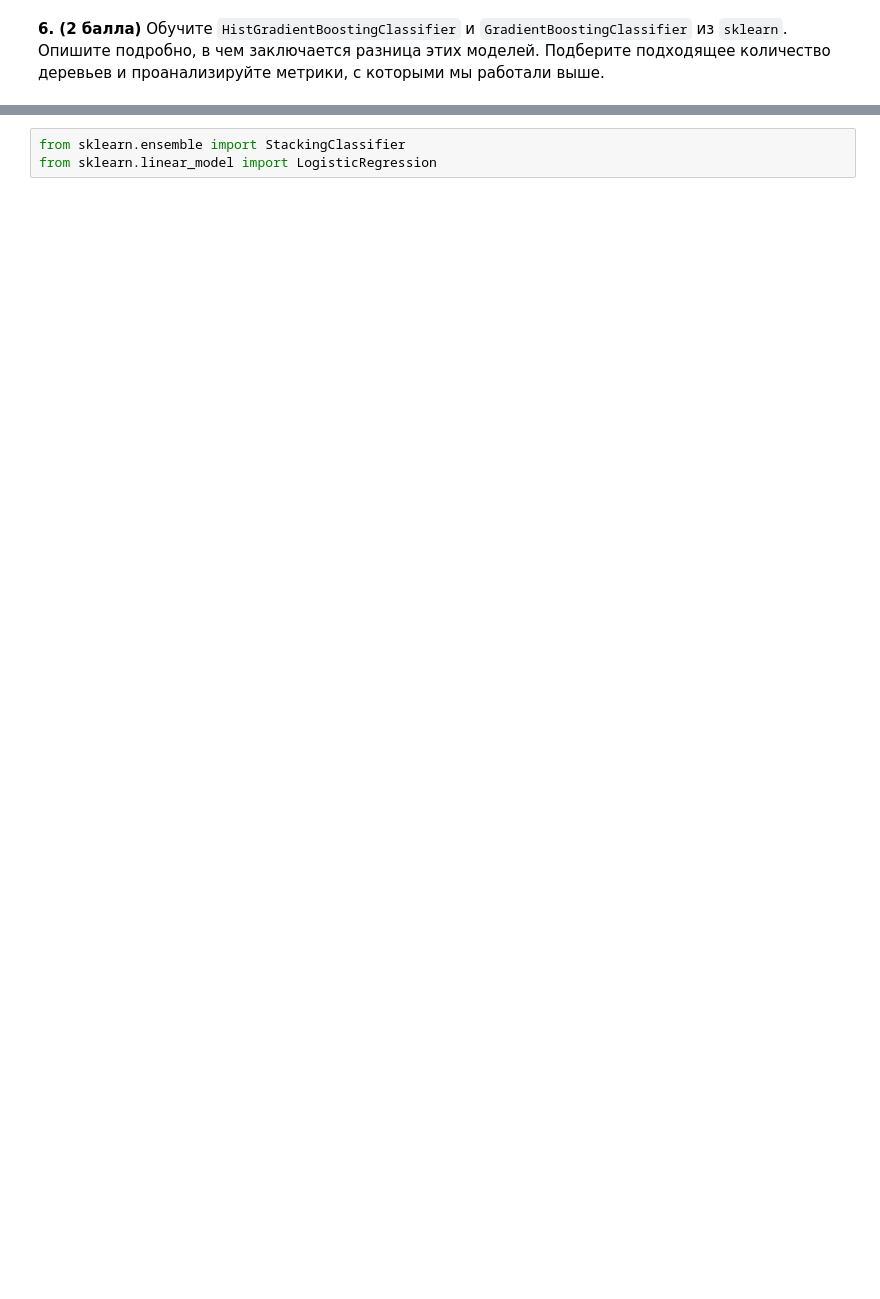
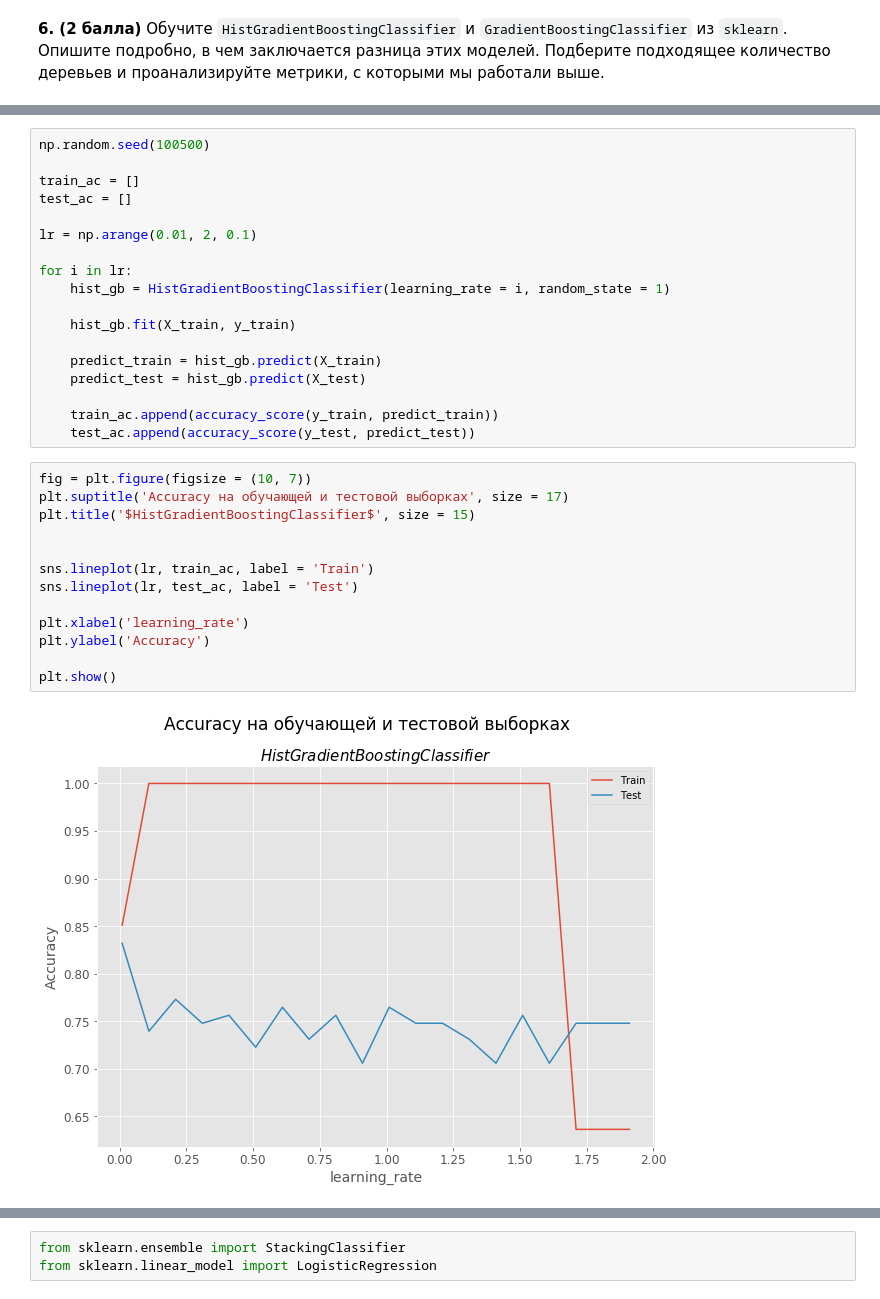
Before and after one commit to MaslikovEgor/hse-minor, a Jupyter notebook: 2nd semester/HW-4/HW-4.ipynb, the cells around one changed output, grey strips where cells are left out. Cells and saved outputs as stored; diff of their text form; blank space fills up the shorter version.

```diff
--- a/2nd semester/HW-4/HW-4.ipynb
+++ b/2nd semester/HW-4/HW-4.ipynb
@@ -485,0 +573,33 @@ g = g.map(plt.plot, "n_estimators", "AUC-ROC")
+# %%
+np.random.seed(100500)
+
+train_ac = []
+test_ac = []
+
+lr = np.arange(0.01, 2, 0.1)
+
+for i in lr:
+    hist_gb = HistGradientBoostingClassifier(learning_rate = i, random_state = 1)
+
+    hist_gb.fit(X_train, y_train)
+
+    predict_train = hist_gb.predict(X_train)
+    predict_test = hist_gb.predict(X_test)
+
+    train_ac.append(accuracy_score(y_train, predict_train))
+    test_ac.append(accuracy_score(y_test, predict_test))
+# %%
+fig = plt.figure(figsize = (10, 7))
+plt.suptitle('Accuracy на обучающей и тестовой выборках', size = 17)
+plt.title('$HistGradientBoostingClassifier$', size = 15)
+
+
+sns.lineplot(lr, train_ac, label = 'Train')
+sns.lineplot(lr, test_ac, label = 'Test')
+
+plt.xlabel('learning_rate')
+plt.ylabel('Accuracy')
+
+plt.show()
+# %% [output]
+[figure, added]
```
Also changed, not shown: parts of 33 cells of this notebook.
